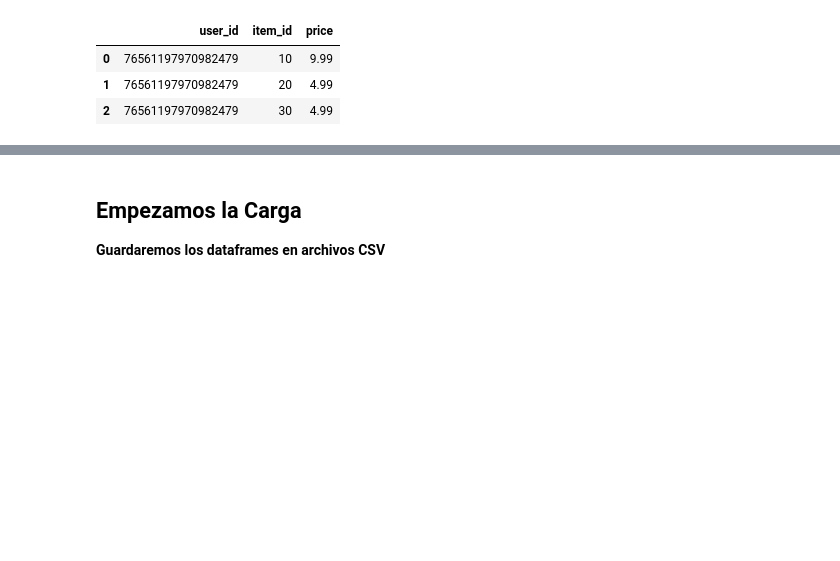
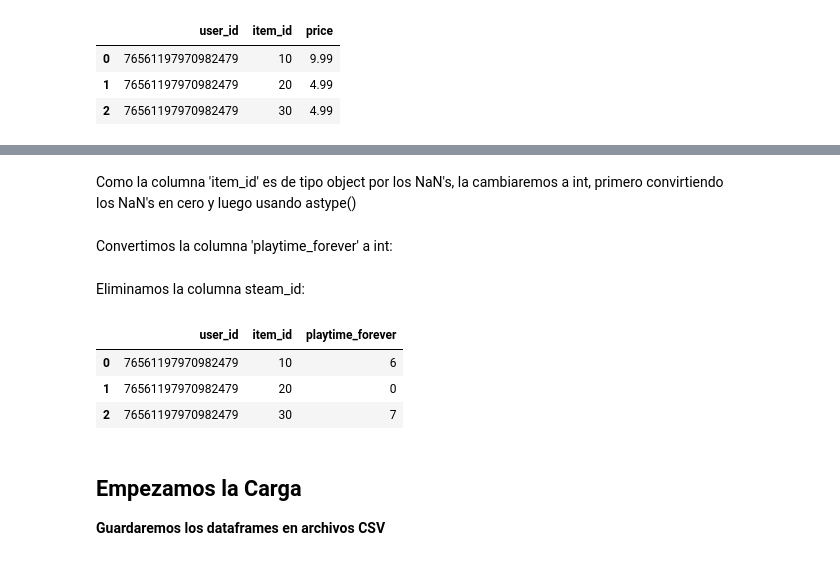
Before and after one commit to DanielHernandezZambrano/Sistema_de_Recomendacion_de_Juegos_Steam-, a Jupyter notebook: ETL_items.ipynb, the cells around one changed output, grey strips where cells are left out. Drawn from its saved outputs; the diff is of its cells as text; code cells hidden in the pictures; blank space fills up the shorter version.

```diff
--- a/ETL_items.ipynb
+++ b/ETL_items.ipynb
@@ -212,0 +216,3 @@ df_merged.head(3)
+# %%
+df_user_genre = df_items_final.copy()
+df_user_genre.info()
@@ -213,3 +231,26 @@ df_merged.head(3)
+# %% [markdown]
+Como la columna 'item_id' es de tipo object por los NaN's, la cambiaremos a int, primero convirtiendo
+los NaN's en cero y luego usando astype()
+# %%
+df_user_genre['item_id'] = df_user_genre['item_id'].fillna(0)
+
+df_user_genre["item_id"] = df_user_genre["item_id"].astype(int)
+# %% [markdown]
+Convertimos la columna 'playtime_forever' a int:
+# %%
+df_user_genre["playtime_forever"] = df_user_genre["playtime_forever"].fillna(0)
+
+df_user_genre["playtime_forever"] = df_user_genre["playtime_forever"].astype(int)
+# %% [markdown]
+Eliminamos la columna steam_id:
+# %%
+df_user_genre = df_user_genre.drop("steam_id", axis=1)
+df_user_genre.head(3)
+# %% [output]
+|  | user_id | item_id | playtime_forever |
+| 0 | 76561197970982479 | 10 | 6 |
+| 1 | 76561197970982479 | 20 | 0 |
+| 2 | 76561197970982479 | 30 | 7 |
 # %% [markdown]
 ## **Empezamos la Carga**
 **Guardaremos los dataframes en archivos CSV**
```
Also changed, not shown: parts of 5 cells of this notebook, 4 other files.
